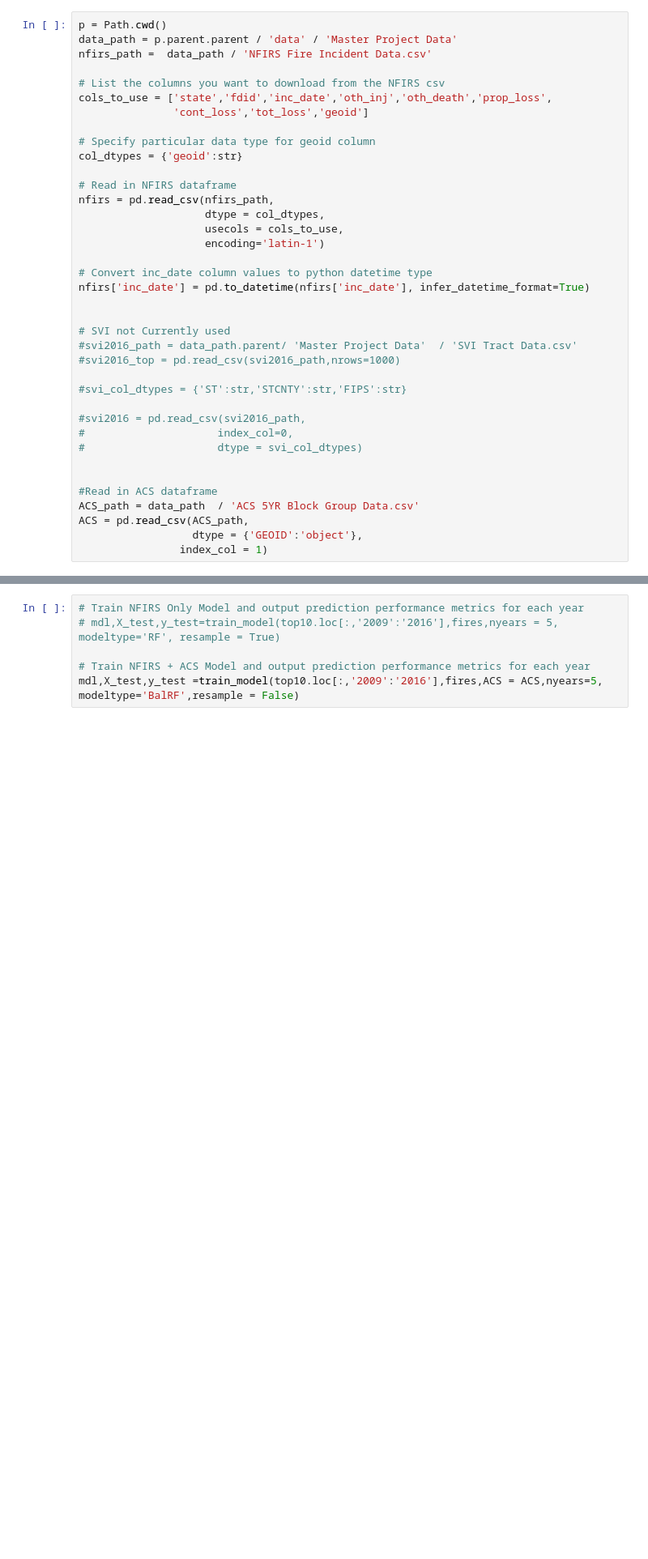
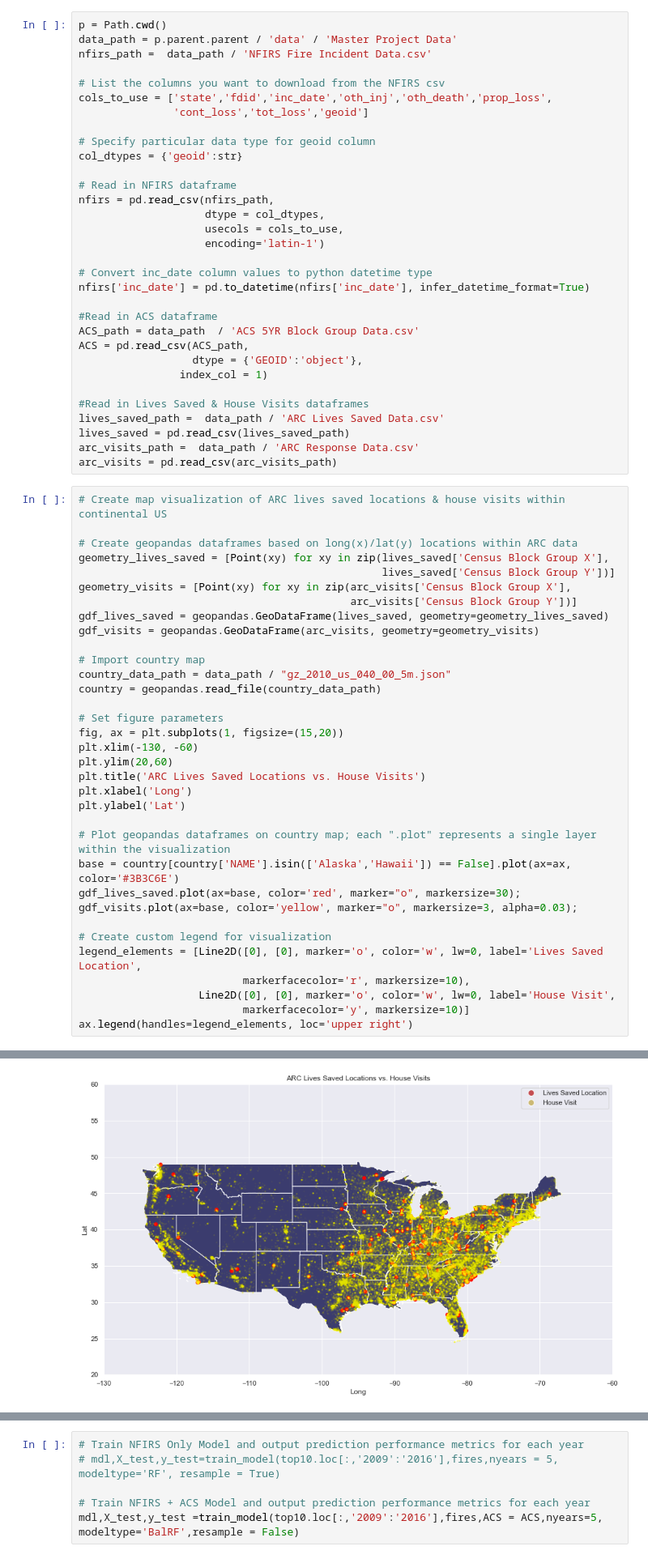
Before and after one commit to DataKind-DC/rcp2, a Jupyter notebook: Code/Models/NFIRS_Block_level.ipynb, the cells around one changed output, grey strips where cells are left out. Shown at 81% size. Drawn from its saved outputs; the diff is of its cells as text; blank space fills up the shorter version.

Commit message:
Improved Understanding of ARC Lives Saved Locations

```diff
--- a/Code/Models/NFIRS_Block_level.ipynb
+++ b/Code/Models/NFIRS_Block_level.ipynb
@@ -47,20 +57,49 @@ nfirs = pd.read_csv(nfirs_path,
 # Convert inc_date column values to python datetime type
 nfirs['inc_date'] = pd.to_datetime(nfirs['inc_date'], infer_datetime_format=True)
 
-
-# SVI not Currently used
-#svi2016_path = data_path.parent/ 'Master Project Data'  / 'SVI Tract Data.csv'
-#svi2016_top = pd.read_csv(svi2016_path,nrows=1000)
-
-#svi_col_dtypes = {'ST':str,'STCNTY':str,'FIPS':str}
-
-#svi2016 = pd.read_csv(svi2016_path,
-#                     index_col=0,
-#                     dtype = svi_col_dtypes)
-
-
 #Read in ACS dataframe
 ACS_path = data_path  / 'ACS 5YR Block Group Data.csv'
 ACS = pd.read_csv(ACS_path,
                   dtype = {'GEOID':'object'},
                 index_col = 1)
+
+#Read in Lives Saved & House Visits dataframes
+lives_saved_path =  data_path / 'ARC Lives Saved Data.csv'
+lives_saved = pd.read_csv(lives_saved_path)
+arc_visits_path =  data_path / 'ARC Response Data.csv'
+arc_visits = pd.read_csv(arc_visits_path)
+# %%
+# Create map visualization of ARC lives saved locations & house visits within continental US
+
+# Create geopandas dataframes based on long(x)/lat(y) locations within ARC data
+geometry_lives_saved = [Point(xy) for xy in zip(lives_saved['Census Block Group X'],
+                                                lives_saved['Census Block Group Y'])]
+geometry_visits = [Point(xy) for xy in zip(arc_visits['Census Block Group X'],
+                                           arc_visits['Census Block Group Y'])]
+gdf_lives_saved = geopandas.GeoDataFrame(lives_saved, geometry=geometry_lives_saved)
+gdf_visits = geopandas.GeoDataFrame(arc_visits, geometry=geometry_visits)
+
+# Import country map
+country_data_path = data_path / "gz_2010_us_040_00_5m.json"
+country = geopandas.read_file(country_data_path)
+
+# Set figure parameters
+fig, ax = plt.subplots(1, figsize=(15,20))
+plt.xlim(-130, -60)
+plt.ylim(20,60)
+plt.title('ARC Lives Saved Locations vs. House Visits')
+plt.xlabel('Long')
+plt.ylabel('Lat')
+
+# Plot geopandas dataframes on country map; each ".plot" represents a single layer within the visualization
+base = country[country['NAME'].isin(['Alaska','Hawaii']) == False].plot(ax=ax, color='#3B3C6E')
+gdf_lives_saved.plot(ax=base, color='red', marker="o", markersize=30);
+gdf_visits.plot(ax=base, color='yellow', marker="o", markersize=3, alpha=0.03);
+
+# Create custom legend for visualization
+legend_elements = [Line2D([0], [0], marker='o', color='w', lw=0, label='Lives Saved Location',
+                          markerfacecolor='r', markersize=10),
+                   Line2D([0], [0], marker='o', color='w', lw=0, label='House Visit',
+                          markerfacecolor='y', markersize=10)]
+ax.legend(handles=legend_elements, loc='upper right')
+# %% [output]
@@ -67,3 +107,4 @@ ACS = pd.read_csv(ACS_path,
+[figure, added]
 # %%
 #NFIRS Munging
 
```
Also changed, not shown: parts of 5 cells of this notebook, 1 other file.
